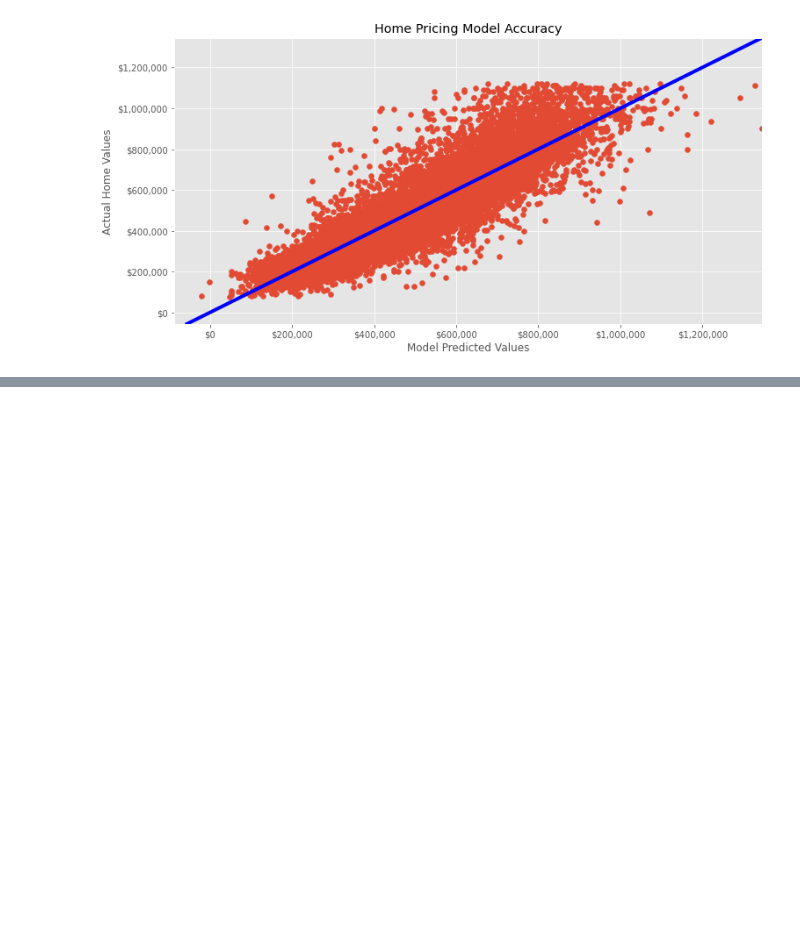
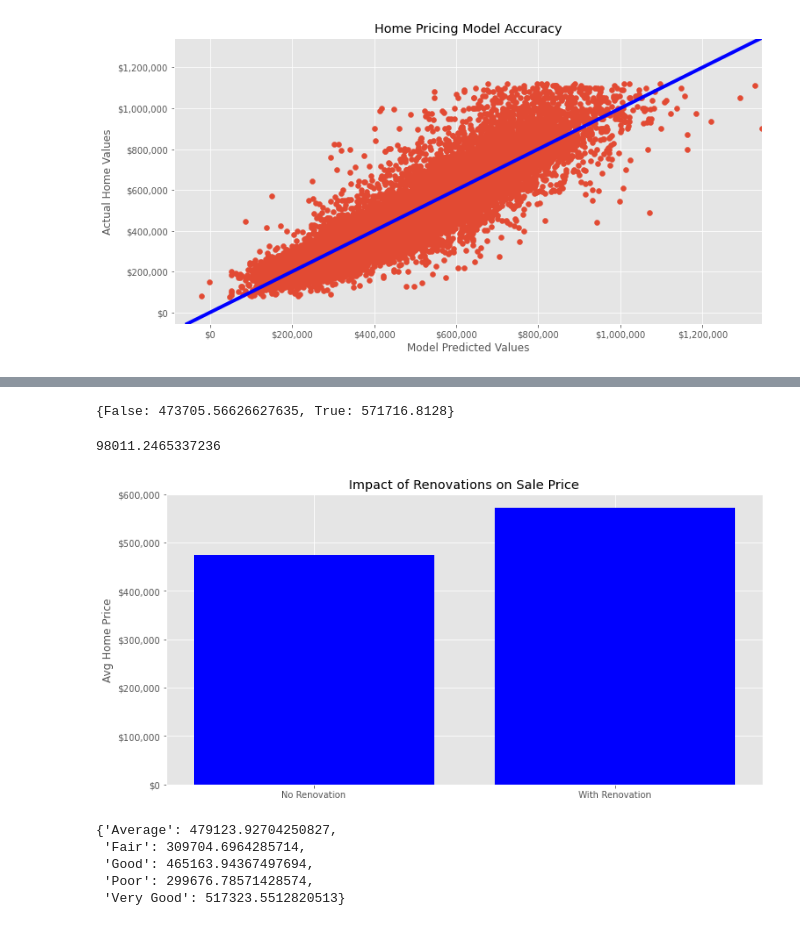
Before and after one commit to ondugba/Housing_Price_Predictor, a Jupyter notebook: Alex-visualizations.ipynb, the cells around one changed output, grey strips where cells are left out. Drawn from its saved outputs; the diff is of its cells as text; code cells hidden in the pictures; blank space fills up the shorter version.

```diff
--- a/Alex-visualizations.ipynb
+++ b/Alex-visualizations.ipynb
@@ -1672,0 +1637,31 @@ df.describe()
+# %%
+was_renovated_mean_price_dict = df.groupby(["was_renovated"]).mean()['price'].to_dict()
+# %%
+was_renovated_mean_price_dict
+# %% [output]
+{False: 473705.56626627635, True: 571716.8128}
+# %%
+was_renovated_mean_price_dict[True]- was_renovated_mean_price_dict[False]
+# %% [output]
+98011.2465337236
+# %%
+x = was_renovated_mean_price_dict.keys()
+y = was_renovated_mean_price_dict.values()
+tick_label = ['False', 'True']
+fig, ax = plt.subplots(figsize=(12,6))
+ax.yaxis.set_major_formatter('${x:,.0f}')
+ax.set_title("")
+ax.bar(x,y,tick_label=["No Renovation","With Renovation"],color="b")
+ax.set_title("Impact of Renovations on Sale Price")
+ax.set_ylabel("Avg Home Price")
+plt.savefig('Visualizations/Impact_of_renovations_on_sale_price', bbox_inches='tight');
+# %% [output]
+[figure, added]
+# %%
+df.groupby(["condition"]).mean()['price'].to_dict()
+# %% [output]
+{'Average': 479123.92704250827,
+ 'Fair': 309704.6964285714,
+ 'Good': 465163.94367497694,
+ 'Poor': 299676.78571428574,
+ 'Very Good': 517323.5512820513}
```
Also changed, not shown: parts of 13 cells of this notebook, 1 other file.
